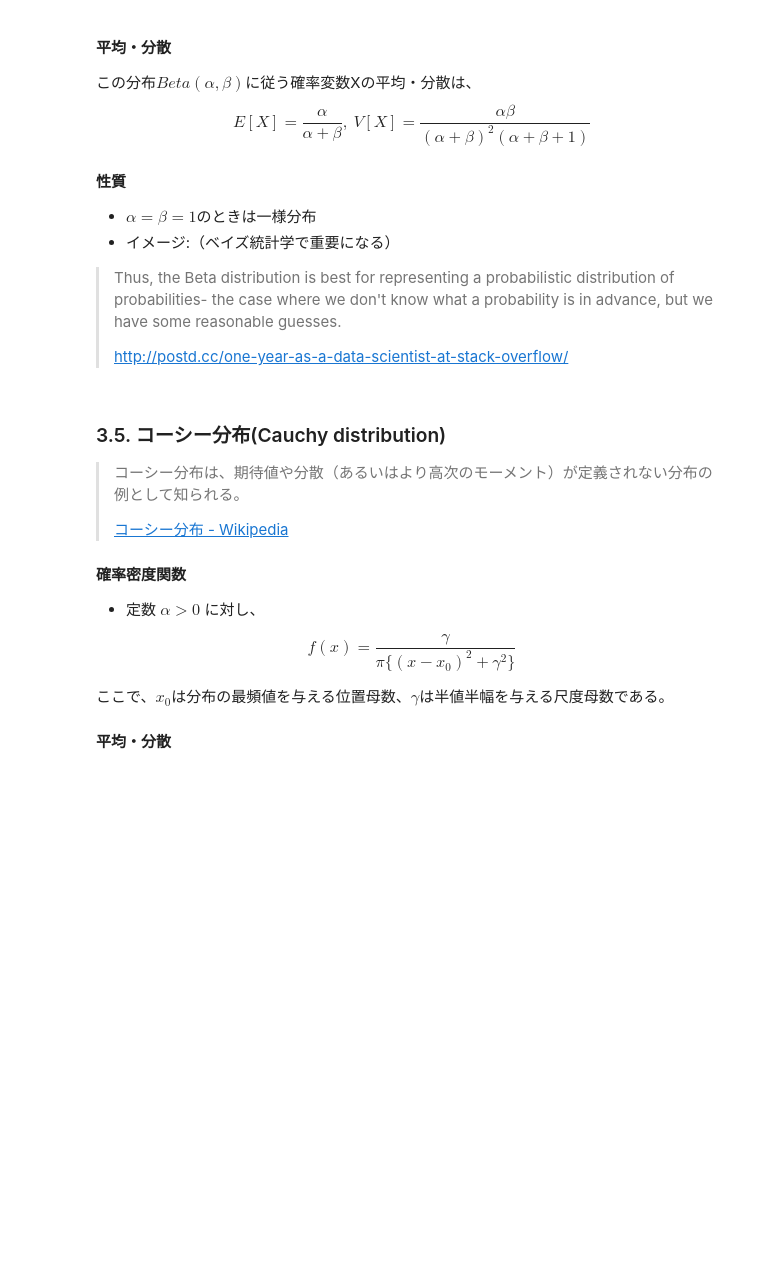
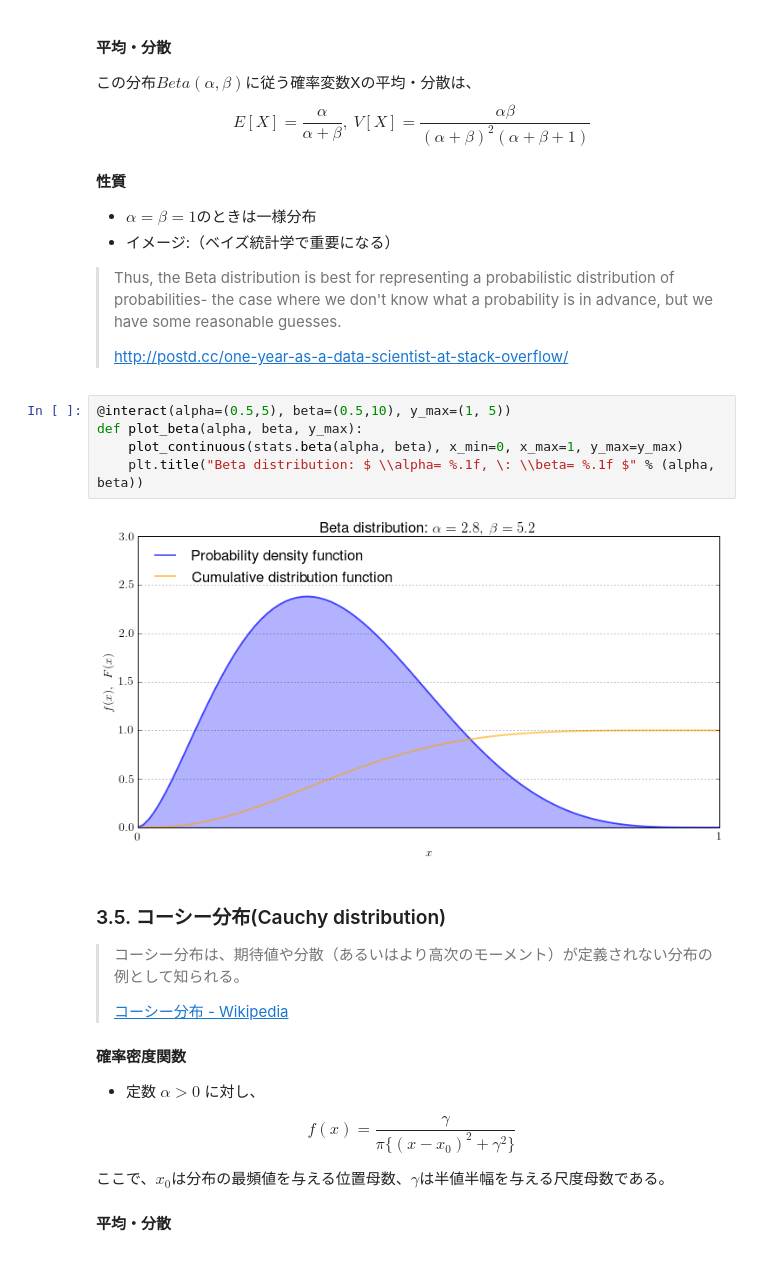
Before and after one commit to sw1227/statistics, a Jupyter notebook: interactive_distribution.ipynb, the cells around one changed output. Cells and saved outputs as stored; diff of their text form; blank space fills up the shorter version.

```diff
--- a/interactive_distribution.ipynb
+++ b/interactive_distribution.ipynb
@@ -376,6 +385,13 @@ $$
 > Thus, the Beta distribution is best for representing a probabilistic distribution of probabilities- the case where we don't know what a probability is in advance, but we have some reasonable guesses.
 >
 > http://postd.cc/one-year-as-a-data-scientist-at-stack-overflow/
+# %%
+@interact(alpha=(0.5,5), beta=(0.5,10), y_max=(1, 5))
+def plot_beta(alpha, beta, y_max):
+    plot_continuous(stats.beta(alpha, beta), x_min=0, x_max=1, y_max=y_max)
+    plt.title("Beta distribution: $ \\alpha= %.1f, \: \\beta= %.1f $" % (alpha, beta))
+# %% [output]
+[figure, added]
 # %% [markdown]
 ### 3.5. コーシー分布(Cauchy distribution)
 > コーシー分布は、期待値や分散（あるいはより高次のモーメント）が定義されない分布の例として知られる。
```
Also changed, not shown: parts of 4 cells of this notebook, 1 other file.
